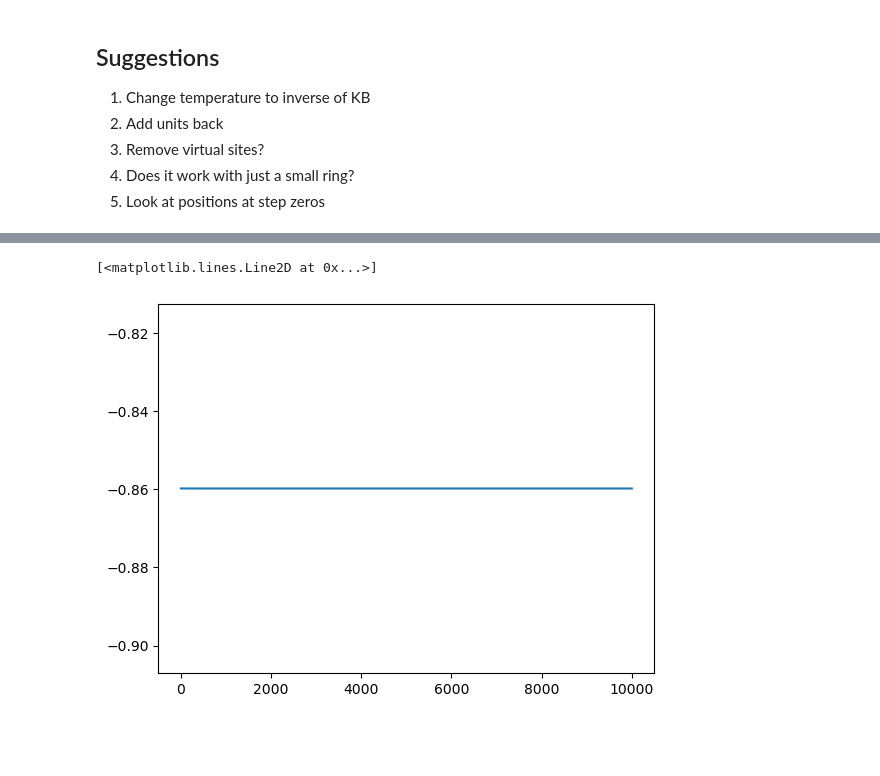
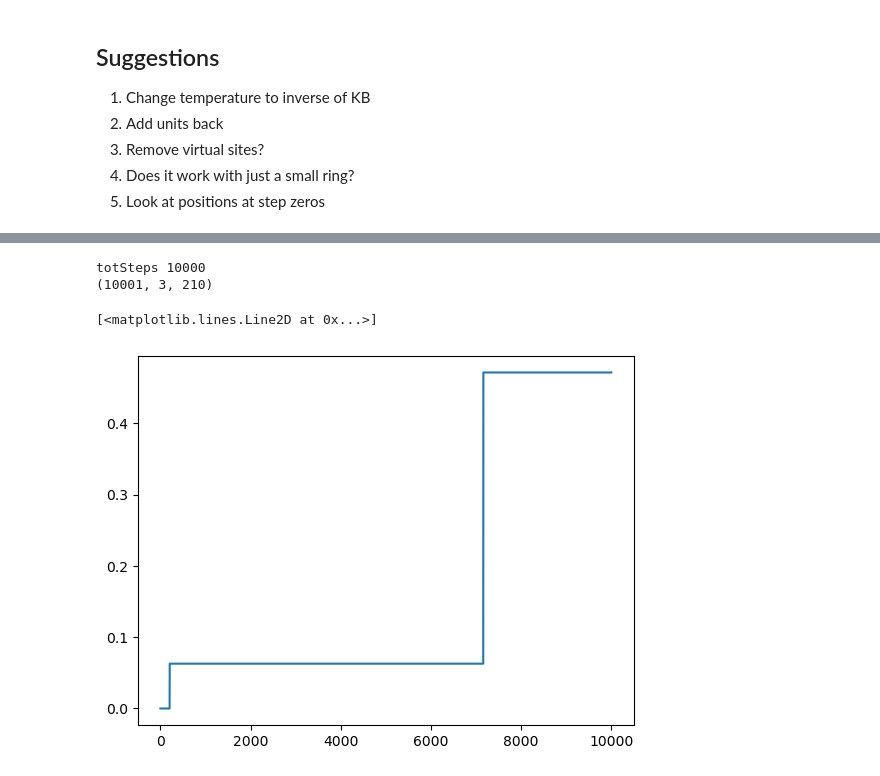
Before and after one commit to RyvalEnvy/NE452-catenane-simulations, a Jupyter notebook: Simulate Rings.ipynb, the cells around one changed output, grey strips where cells are left out. Saved outputs shown, nothing was run; the diff lists cells and outputs as text; code cells hidden in the pictures; blank space fills up the shorter version.

```diff
--- a/Simulate Rings.ipynb
+++ b/Simulate Rings.ipynb
@@ -8,15 +8,15 @@ from openmm import unit
 import sys
 import os
 # %%
-def reload(fname,T = 50, gamma = 1/50, length = 1, dt = 0.1, skipSteps = 1,
+def reload(T = 50, gamma = 1/50, length = 10, dt = 0.1, skipSteps = 1,
            f_pdb = "pdb", f_ff = "forcefield", srSize = 10):
-    #fname = "{}fs_{}ps_{}K_{}ss.xyz".format(dt, length, T, skipSteps)
+    fname = "{}fs_{}ps_{}K_{}ss.xyz".format(dt, length, T, skipSteps)
     totSteps = int(length*1000/(skipSteps * dt))
     print("totSteps", totSteps)
 
     a = np.loadtxt(fname)
     nParticles = a.shape[-1]//3
-    a = a.reshape(totSteps, 3, nParticles)
+    a = a.reshape(totSteps+1, 3, nParticles)
     print(a.shape)
 
     return a
@@ -53,12 +53,11 @@ def calculate_circle_center_of_mass(ring):
 def calculate_vector_magnitude(v):
     return np.sqrt(np.sum(np.square(v)))
 
-def calculate_angular_displacement(fname):
+def calculate_angular_displacement(position_time_tensor):
 
-    position_time_tensor =reload(fname)
 
-    small_ring_carbon_indices=(0,20)
-    large_ring_carbon_indices=(20,220)
+    small_ring_carbon_indices=(0,10)
+    large_ring_carbon_indices=(10,210)
 
     #Extract the small ring positions
     p_small = position_time_tensor[:,:,
@@ -289,6 +236,13 @@ totSteps 10000
-# %%
-plt.figure()
-plt.plot(iters, angs)
-# %% [output]
-[<matplotlib.lines.Line2D at 0x...>]
-[figure, removed]
+# %%
+a = reload(T = 1, gamma = 1, length = 1, dt = 0.1, skipSteps = 1,
+           f_pdb = "scaled_rings", f_ff = "unitary_ff", srSize = 10)
+# %% [output]
+totSteps 10000
+(10001, 3, 210)
+# %%
+dis = calculate_angular_displacement(a)
+# %%
+plt.plot(np.arange(10001),dis)
+# %% [output]
+[<matplotlib.lines.Line2D at 0x...>]
+[figure, added]
```
Also changed, not shown: parts of 10 cells of this notebook, 1 other file.
